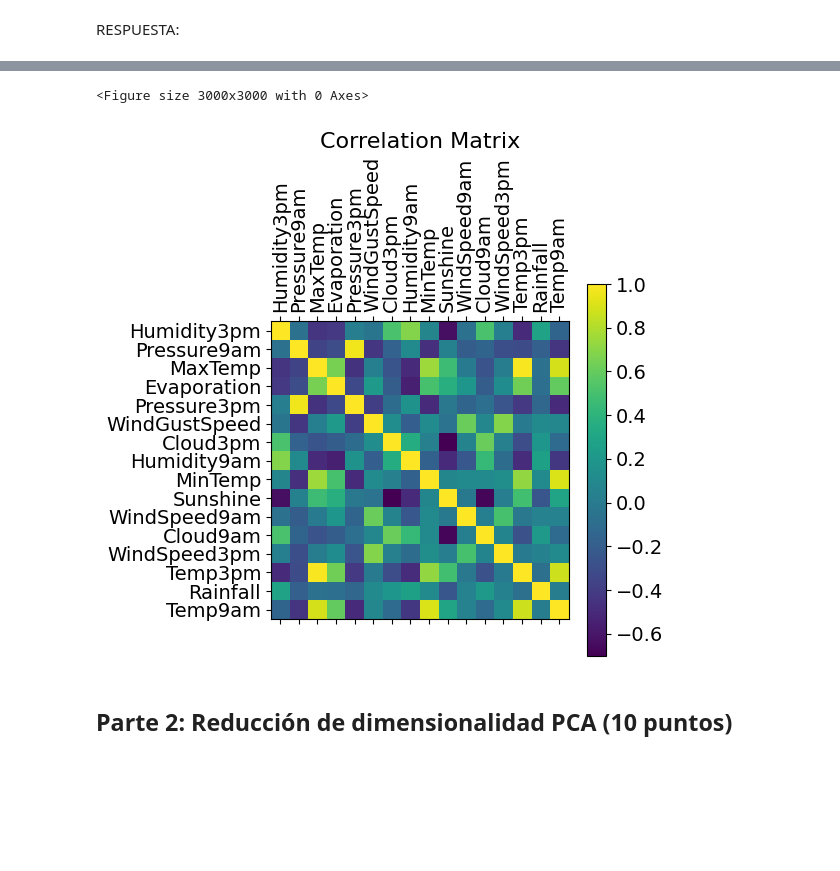
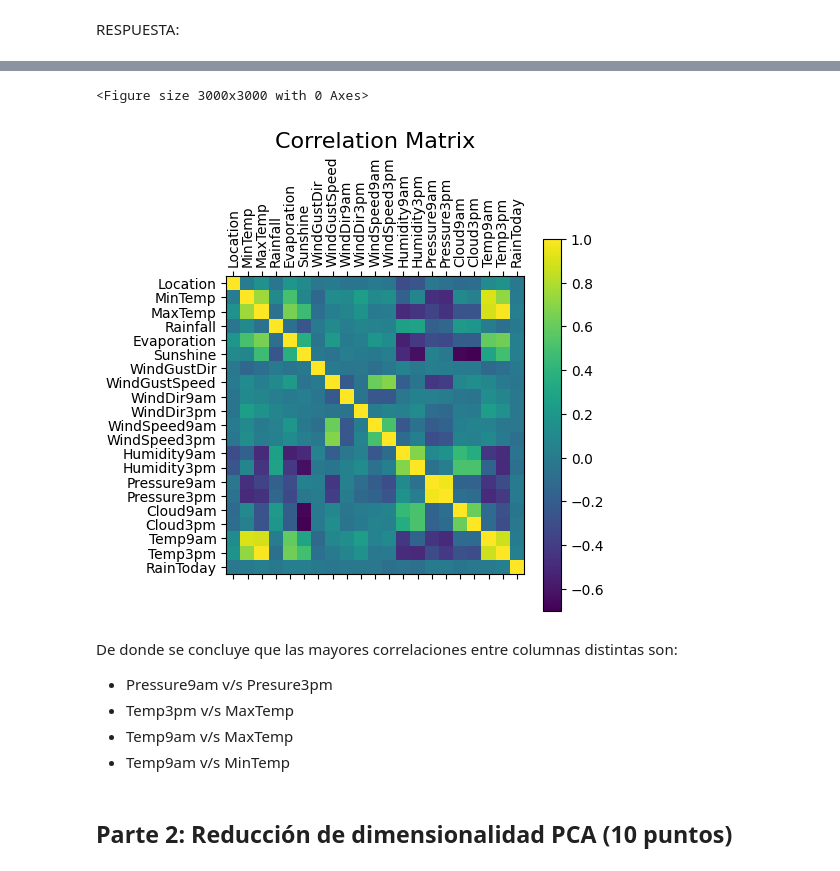
Before and after one commit to gato1108/Mineria-de-datos, a Jupyter notebook: T1/T1 mineria.ipynb, the cells around one changed output, grey strips where cells are left out. Cells and saved outputs as stored; diff of their text form; code cells hidden in the pictures; blank space fills up the shorter version.

```diff
--- a/T1/T1 mineria.ipynb
+++ b/T1/T1 mineria.ipynb
@@ -274,10 +325,22 @@ min_max_scaler = preprocessing.MinMaxScaler()
 
 enc = preprocessing.OneHotEncoder(categories = 'auto')
 
+#Escalamiento según naturaleza de datos
 l_scaled = enc.fit_transform(data_l).toarray()
 n_scaled =  min_max_scaler.fit_transform(data_n)
 
+data_norm = data.copy()
+
 c = 0
 for name in data_n.columns:
-    data_n[name] = np.transpose(n_scaled)[c]
+    data_norm[name] = np.transpose(n_scaled)[c]
     c += 1
+
+c = 0
+for name in data_l.columns:
+    data_norm[name] =np.transpose(l_scaled)[c]
+    c+=1
+
+data_norm = data_norm.drop(['RainTomorrow', 'Date'], axis = 1)
+
+data_norm.head()
@@ -312,0 +365,4 @@ corr
+# %%
+# Correlación
+corr = data_norm.corr()
+corr
@@ -313,14 +388,21 @@ corr
 # %%
+#Visualización
 f = plt.figure(figsize=(30, 30))
 plt.matshow(corr)
-plt.xticks(ticks = range(16),labels = data_n.columns, fontsize=14, rotation=90)
-plt.yticks(ticks = range(16), labels = data_n.columns, fontsize=14)
+plt.xticks(ticks = range(21),labels = data_norm.columns, fontsize=10, rotation=90)
+plt.yticks(ticks = range(21), labels = data_norm.columns, fontsize=10)
 cb = plt.colorbar()
-cb.ax.tick_params(labelsize=14)
+cb.ax.tick_params(labelsize=10)
 plt.title('Correlation Matrix', fontsize=16);
 # %% [output]
 <Figure size 3000x3000 with 0 Axes>
-[figure, old version]
+[figure, new version]
+# %% [markdown]
+De donde se concluye que las mayores correlaciones entre columnas distintas son:
+- Pressure9am v/s Presure3pm
+- Temp3pm v/s MaxTemp
+- Temp9am v/s MaxTemp
+- Temp9am v/s MinTemp
 # %% [markdown]
 ## Parte 2: Reducción de dimensionalidad PCA (10 puntos)
 # %% [markdown]
```
Also changed, not shown: parts of 47 cells of this notebook.
